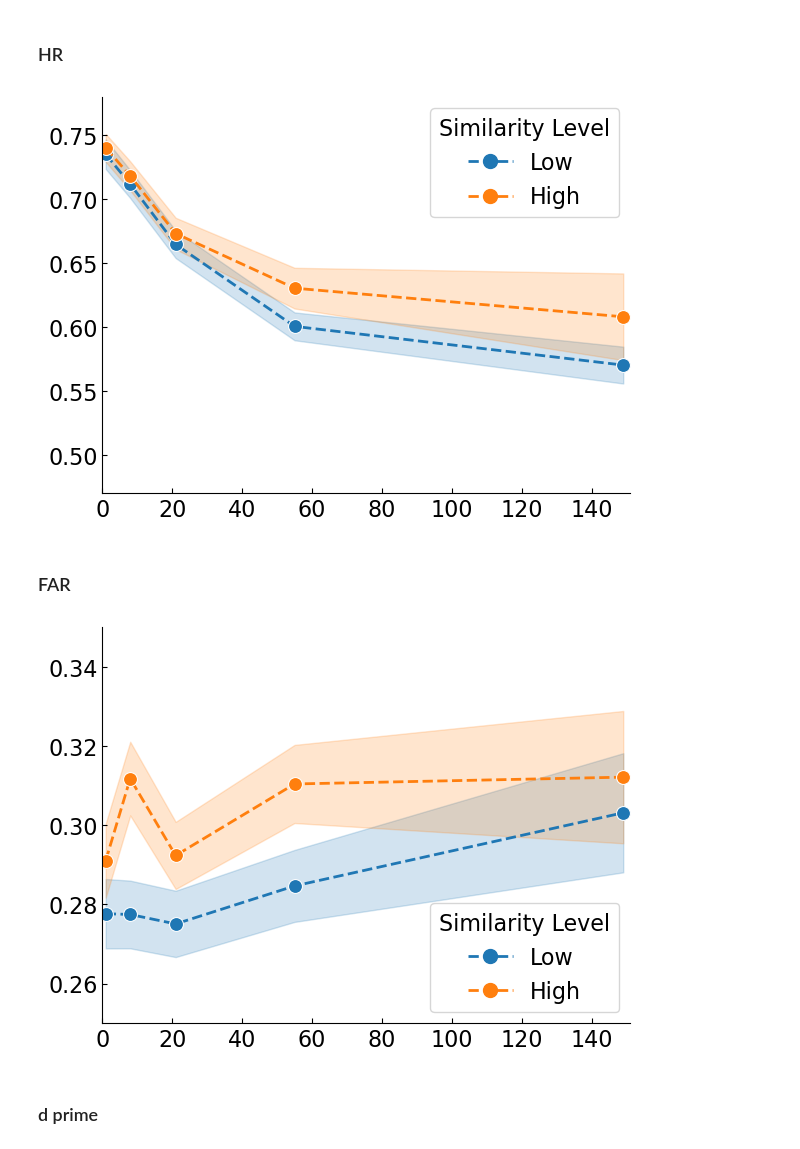
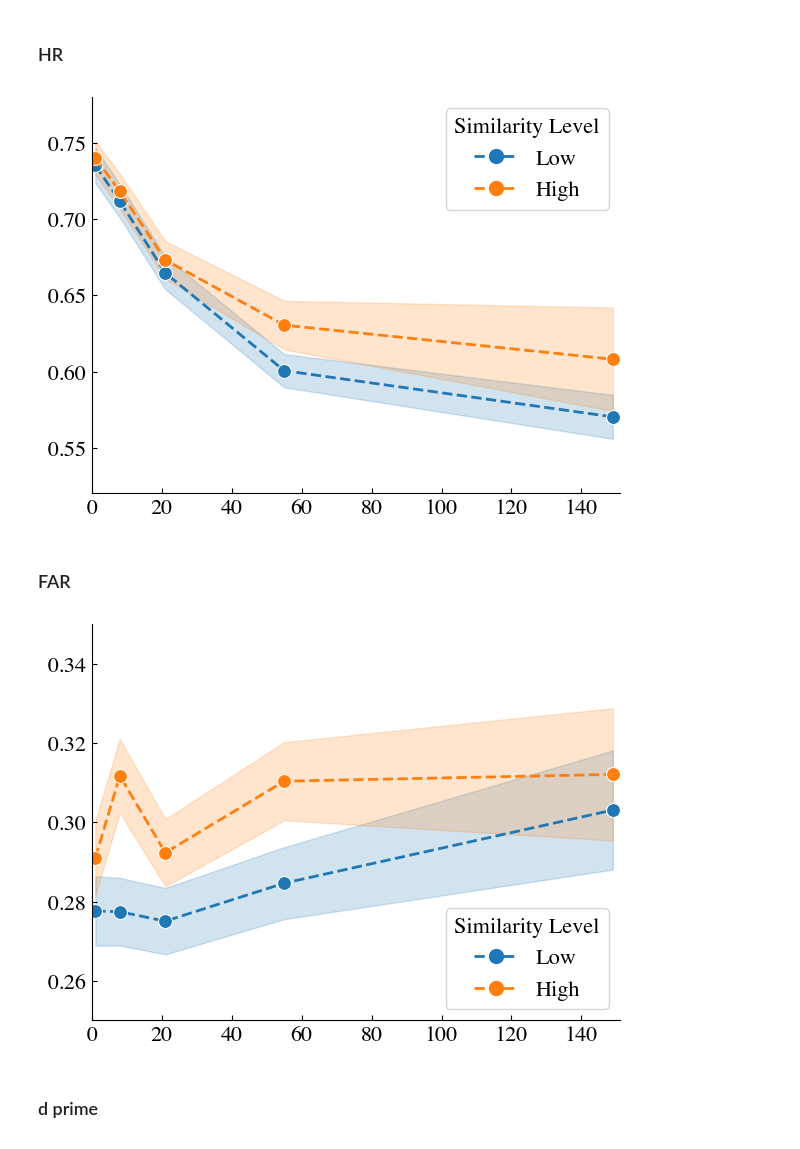
Before and after one commit to pennmem/CMR-IA, a Jupyter notebook: Analysis/simu1_recog_recsim/simu1_David.ipynb, the cells around one changed output. Drawn from its saved outputs; the diff is of its cells as text; code cells hidden in the pictures.

```diff
--- a/Analysis/simu1_recog_recsim/simu1_David.ipynb
+++ b/Analysis/simu1_recog_recsim/simu1_David.ipynb
@@ -7,10 +7,16 @@ import seaborn as sns
 from matplotlib.lines import Line2D
 from scipy.stats import norm
 # %%
+from matplotlib import font_manager
+
+font_manager.fontManager.addfont("/home1/beigejin/Times.ttc")
+plt.rc("font", family="serif", serif=["Times"])
+plt.rcParams["mathtext.fontset"] = "custom"
+plt.rcParams["mathtext.rm"] = "Times"
+
 # plt.rcParams["font.family"] = "Times New Roman"
 plt.rcParams["font.size"] = 16
-SAVEFIG = False
-SAVECSV = False
+SAVEFIG = True
 # %% [markdown]
 ## Data Preparation
 # %%
@@ -353,27 +359,27 @@ df_dprime
 # %%
 fig, ax = plt.subplots(figsize=(6, 4.5))
 fig.subplots_adjust(left=0.1, right=0.98, bottom=0.1, top=0.98)
 
 ax.spines[["right", "top"]].set_visible(False)
 ax.tick_params(axis="y", direction="in")
 ax.tick_params(axis="x", direction="in")
 sns.lineplot(data=df_dprime, y="hr", x="log_lag_disp", hue="roll_cat_len_level", marker="o", markersize=10, linestyle="--", lw=2, ax=ax, errorbar="se")
 plt.ylabel('P("Yes" | Old)')
 plt.xlabel("Lag")
 ax.set(xlabel=None, ylabel=None)
 plt.xticks(ticks=np.arange(0, 160, 20))
-plt.ylim([0.47, 0.78])
+plt.ylim([0.52, 0.78])
 plt.xlim([0, 151])
 legend_elements = [
     Line2D([0], [0], color=sns.color_palette()[0], lw=2, marker="o", markersize=10, linestyle="--", label="Low"),
     Line2D([0], [0], color=sns.color_palette()[1], lw=2, marker="o", markersize=10, linestyle="--", label="High"),
 ]
 plt.legend(handles=legend_elements, title="Similarity Level")
 
 if SAVEFIG:
     plt.savefig(f"simu1_fig/simu1_David_hr.pdf")
 # %% [output]
-[figure, old version]
+[figure, new version]
 # %% [markdown]
 ### FAR
 # %%
@@ -400,7 +406,7 @@ plt.legend(handles=legend_elements, title="Similarity Level", loc="lower right")
 if SAVEFIG:
     plt.savefig(f"simu1_fig/simu1_David_far.pdf")
 # %% [output]
-[figure, old version]
+[figure, new version]
 # %% [markdown]
 ### d prime
 # %%
```
Also changed, not shown: parts of 4 cells of this notebook, 5 other files.
